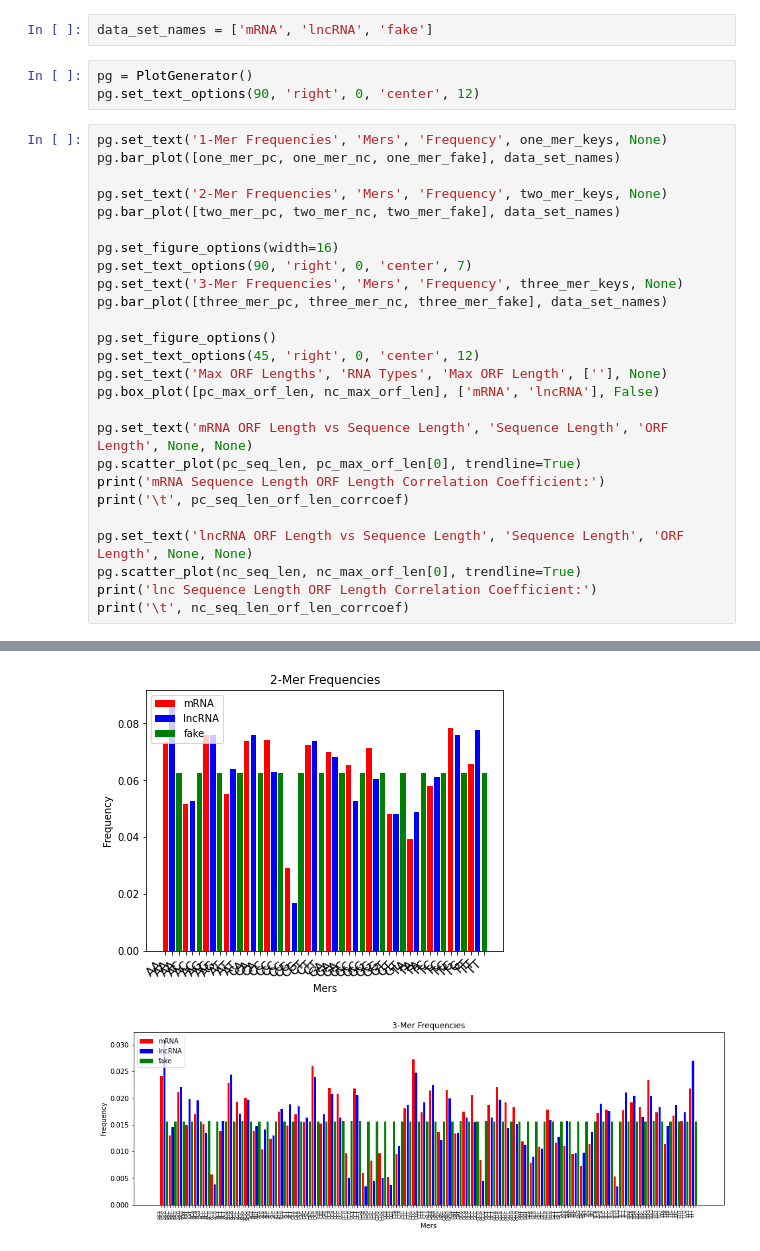
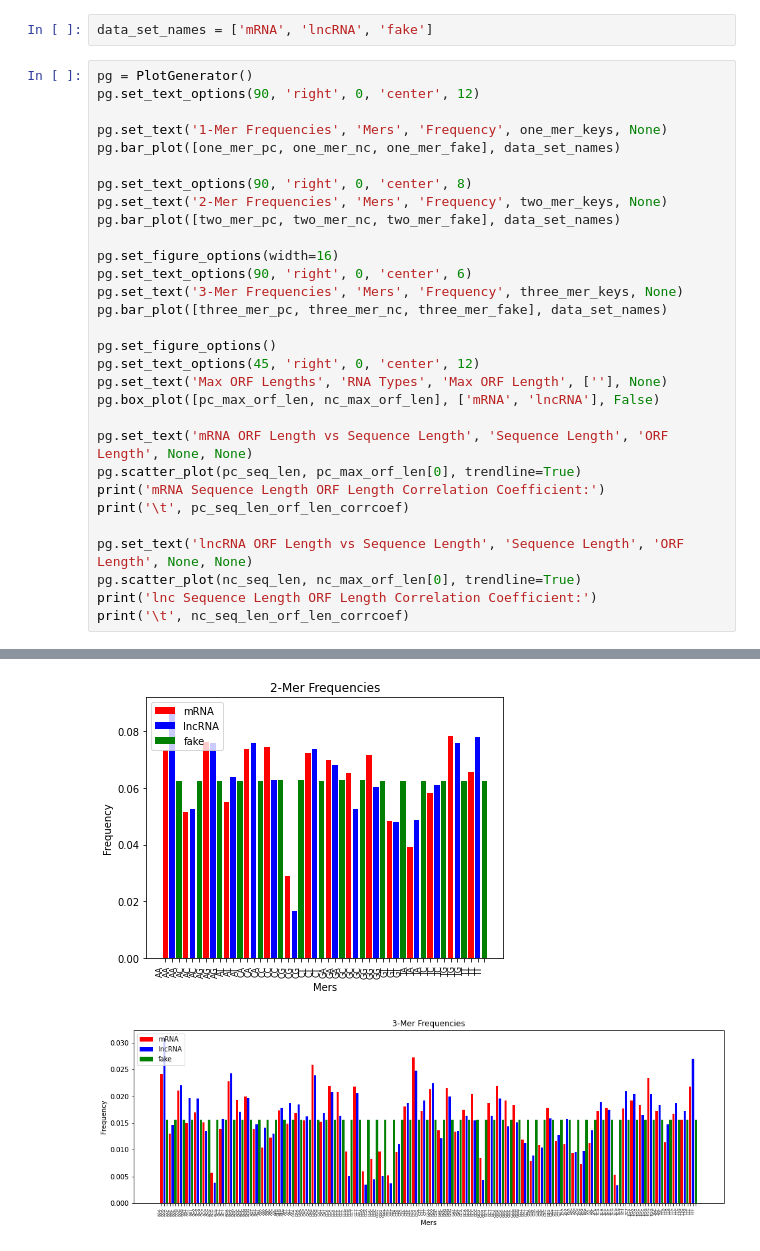
Before and after one commit to ShepherdCode/Soars2021, a Jupyter notebook: Notebooks/Analyzer_101.ipynb, the cells around one changed output, grey strips where cells are left out. Drawn from its saved outputs; the diff is of its cells as text.

Commit message:
Improve k-mer plot x tick label visibility.

```diff
--- a/Notebooks/Analyzer_101.ipynb
+++ b/Notebooks/Analyzer_101.ipynb
@@ -262,18 +262,19 @@ KstestResult(statistic=0.5115679341926332, pvalue=0.00020704247837182745)
 ##Results
 # %%
 data_set_names = ['mRNA', 'lncRNA', 'fake']
-# %%
-pg = PlotGenerator()
-pg.set_text_options(90, 'right', 0, 'center', 12)
 # %%
+pg = PlotGenerator()
+pg.set_text_options(90, 'right', 0, 'center', 12)
+
 pg.set_text('1-Mer Frequencies', 'Mers', 'Frequency', one_mer_keys, None)
 pg.bar_plot([one_mer_pc, one_mer_nc, one_mer_fake], data_set_names)
 
+pg.set_text_options(90, 'right', 0, 'center', 8)
 pg.set_text('2-Mer Frequencies', 'Mers', 'Frequency', two_mer_keys, None)
 pg.bar_plot([two_mer_pc, two_mer_nc, two_mer_fake], data_set_names)
 
 pg.set_figure_options(width=16)
-pg.set_text_options(90, 'right', 0, 'center', 7)
+pg.set_text_options(90, 'right', 0, 'center', 6)
 pg.set_text('3-Mer Frequencies', 'Mers', 'Frequency', three_mer_keys, None)
 pg.bar_plot([three_mer_pc, three_mer_nc, three_mer_fake], data_set_names)
 
@@ -296,5 +297,5 @@ print('\t', nc_seq_len_orf_len_corrcoef)
-[figure, old version]
+[figure, new version]
-[figure, old version]
+[figure, new version]
 [figure]
 [figure]
 mRNA Sequence Length ORF Length Correlation Coefficient:
```
Also changed, not shown: parts of 1 cell of this notebook.
